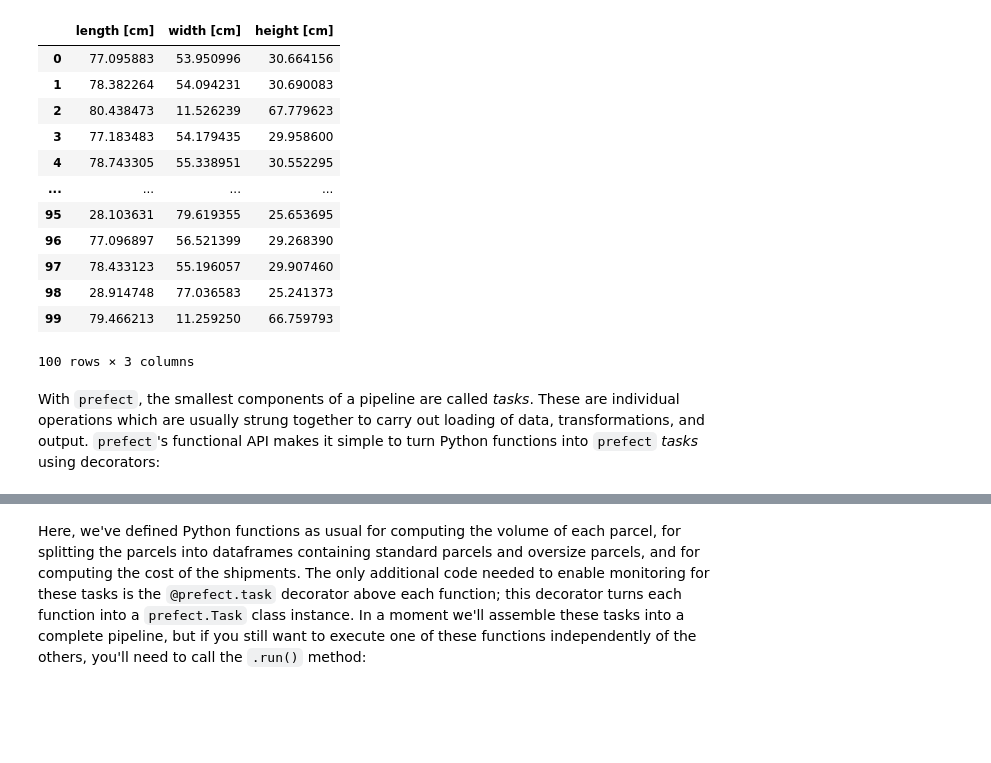
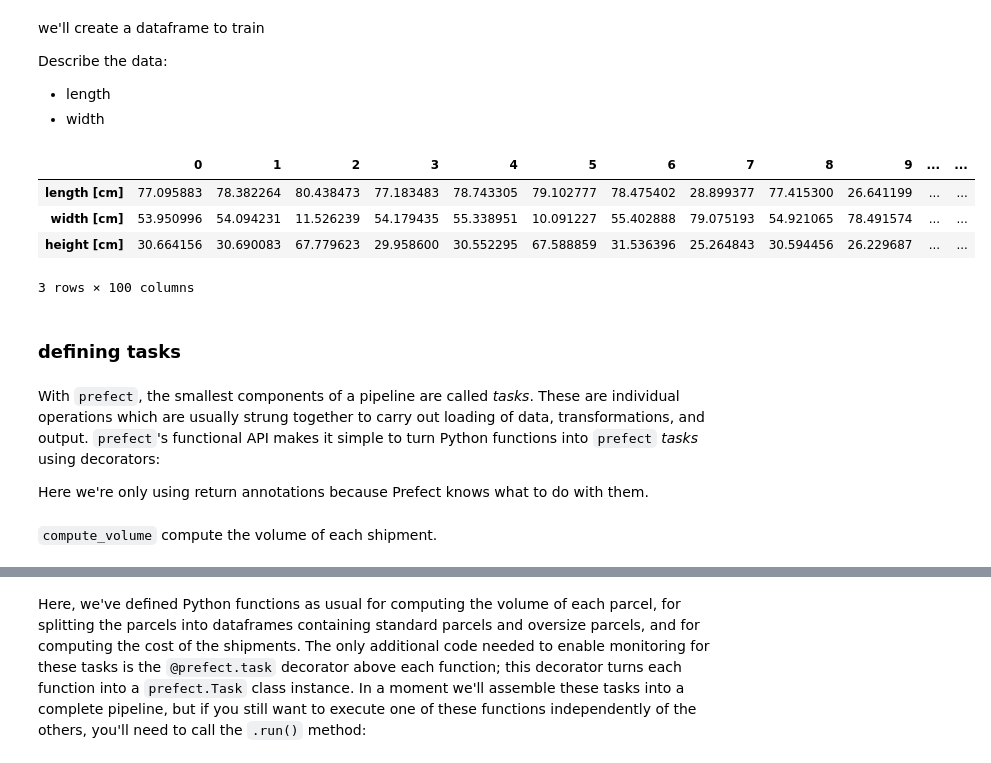
Before and after one commit to peytondmurray/blog-up-and-running-with-prefect, a Jupyter notebook: index.ipynb, the cells around one changed output, grey strips where cells are left out. Drawn from its saved outputs; the diff is of its cells as text; code cells hidden in the pictures; blank space fills up the shorter version.

```diff
--- a/index.ipynb
+++ b/index.ipynb
@@ -29,21 +35,23 @@ Let's imagine that we have a list of shipments; these parcels need to be classif
+# %% [markdown]
+we'll create a dataframe to train
+
+Describe the data:
+* length
+* width
 # %%
-    numpy.random.seed(10)
     sizes, _ = sklearn.datasets.make_blobs(n_features=3, center_box=[10, 100])
     shipments = pandas.DataFrame(sizes, columns=['length [cm]', 'width [cm]', 'height [cm]'])
-    shipments
+    shipments.T
 # %% [output]
-|  | length [cm] | width [cm] | height [cm] |
-| 0 | 77.095883 | 53.950996 | 30.664156 |
-| 1 | 78.382264 | 54.094231 | 30.690083 |
-| 2 | 80.438473 | 11.526239 | 67.779623 |
-| 3 | 77.183483 | 54.179435 | 29.958600 |
-| 4 | 78.743305 | 55.338951 | 30.552295 |
-| ... | ... | ... | ... |
-| 95 | 28.103631 | 79.619355 | 25.653695 |
-| 96 | 77.096897 | 56.521399 | 29.268390 |
-| 97 | 78.433123 | 55.196057 | 29.907460 |
-| 98 | 28.914748 | 77.036583 | 25.241373 |
-| 99 | 79.466213 | 11.259250 | 66.759793 |
+|  | 0 | 1 | 2 | 3 | 4 | 5 | 6 | 7 | 8 | 9 | ... | ... |
+| length [cm] | 77.095883 | 78.382264 | 80.438473 | 77.183483 | 78.743305 | 79.102777 | 78.475402 | 28.899377 | 77.415300 | 26.641199 | ... | ... |
+| width [cm] | 53.950996 | 54.094231 | 11.526239 | 54.179435 | 55.338951 | 10.091227 | 55.402888 | 79.075193 | 54.921065 | 78.491574 | ... | ... |
+| height [cm] | 30.664156 | 30.690083 | 67.779623 | 29.958600 | 30.552295 | 67.588859 | 31.536396 | 25.264843 | 30.594456 | 26.229687 | ... | ... |
-100 rows × 3 columns
+3 rows × 100 columns
+# %% [markdown]
+### defining tasks
 # %% [markdown]
 With `prefect`, the smallest components of a pipeline are called _tasks_. These are individual operations which are usually strung together to carry out loading of data, transformations, and output. `prefect`'s functional API makes it simple to turn Python functions into `prefect` _tasks_ using decorators:
+
+
+Here we're only using return annotations because Prefect knows what to do with them.
@@ -79,0 +58,2 @@ With `prefect`, the smallest components of a pipeline are called _tasks_. These
+# %% [markdown]
+`compute_volume` compute the volume of each shipment.
```
Also changed, not shown: parts of 15 cells of this notebook, 1 other file.
